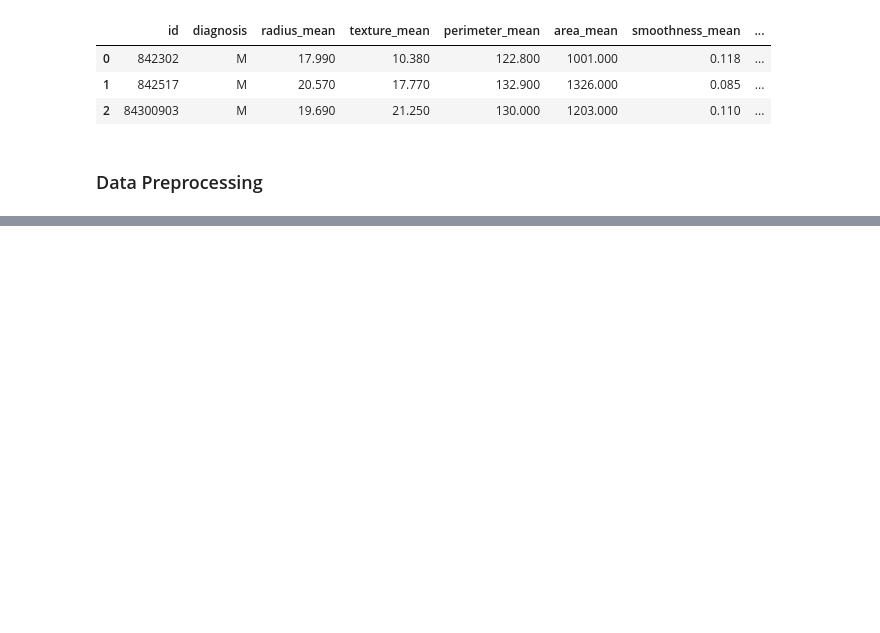
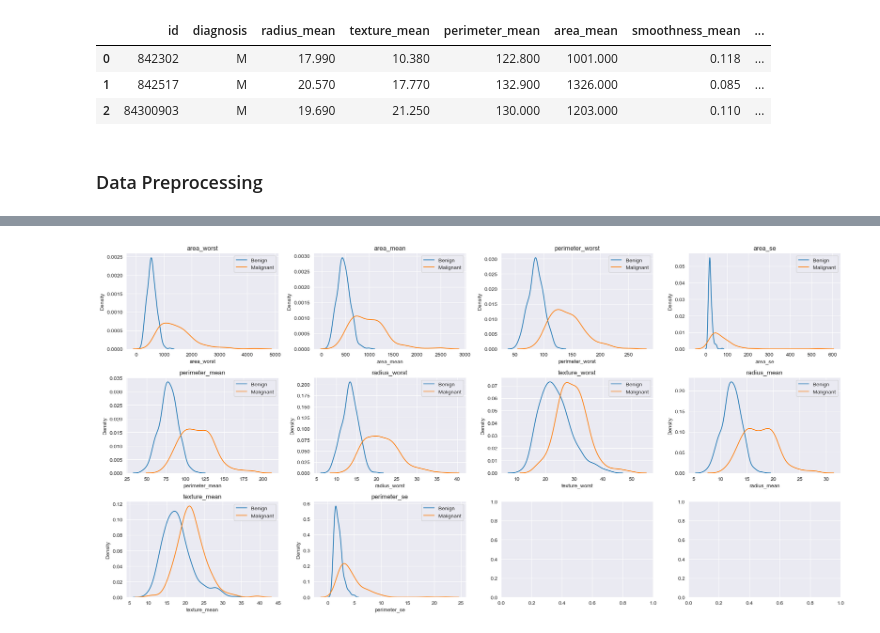
Before and after one commit to Dilshan7704/Breast-Cancer-Diagnosis-Analysis, a Jupyter notebook: Breast_canser_analysis_best_model.ipynb, the cells around one changed output, grey strips where cells are left out. Cells and saved outputs as stored; diff of their text form; code cells hidden in the pictures; blank space fills up the shorter version.

```diff
--- a/Breast_canser_analysis_best_model.ipynb
+++ b/Breast_canser_analysis_best_model.ipynb
@@ -45,0 +86,9 @@ df['diagnosis']=df['diagnosis'].map({'M':1,'B':0})
+# %%
+#features and target variable
+
+mean_df=df.groupby('diagnosis').mean().T
+mean_df['diff']=abs(mean_df[1]-mean_df[0])
+
+# print top 15 features with highest difference
+print('top 15 features with highest difference between malignant and benign:','\n',
+      mean_df.sort_values(by='diff',ascending=False).head(15))
@@ -45,0 +113,18 @@ df['diagnosis']=df['diagnosis'].map({'M':1,'B':0})
+# %%
+# get top 10 features with highest difference
+top_10_features=mean_df.sort_values('diff',ascending=False).head(10).index
+# %%
+#create kernel density plots for top 10 features
+
+fig,axes=plt.subplots(3,4,figsize=(20,10))
+axes=axes.flatten()
+
+for i,col in enumerate(top_10_features):
+    sns.kdeplot(df[df['diagnosis']==0][col], ax=axes[i], label='Benign')
+    sns.kdeplot(df[df['diagnosis']==1][col], ax=axes[i], label='Malignant')
+    axes[i].set_title(col)
+    axes[i].legend()
+plt.tight_layout()
+plt.show()
+# %% [output]
+[figure, added]
```
Also changed, not shown: parts of 17 cells of this notebook.
